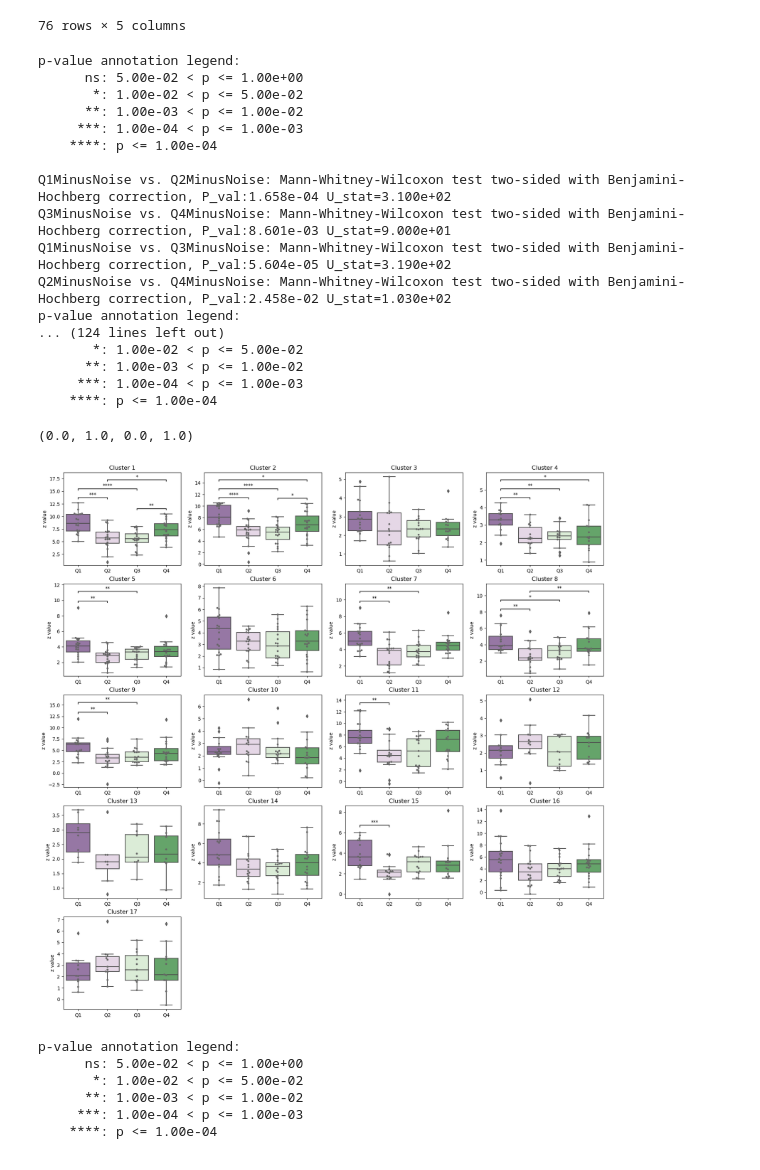
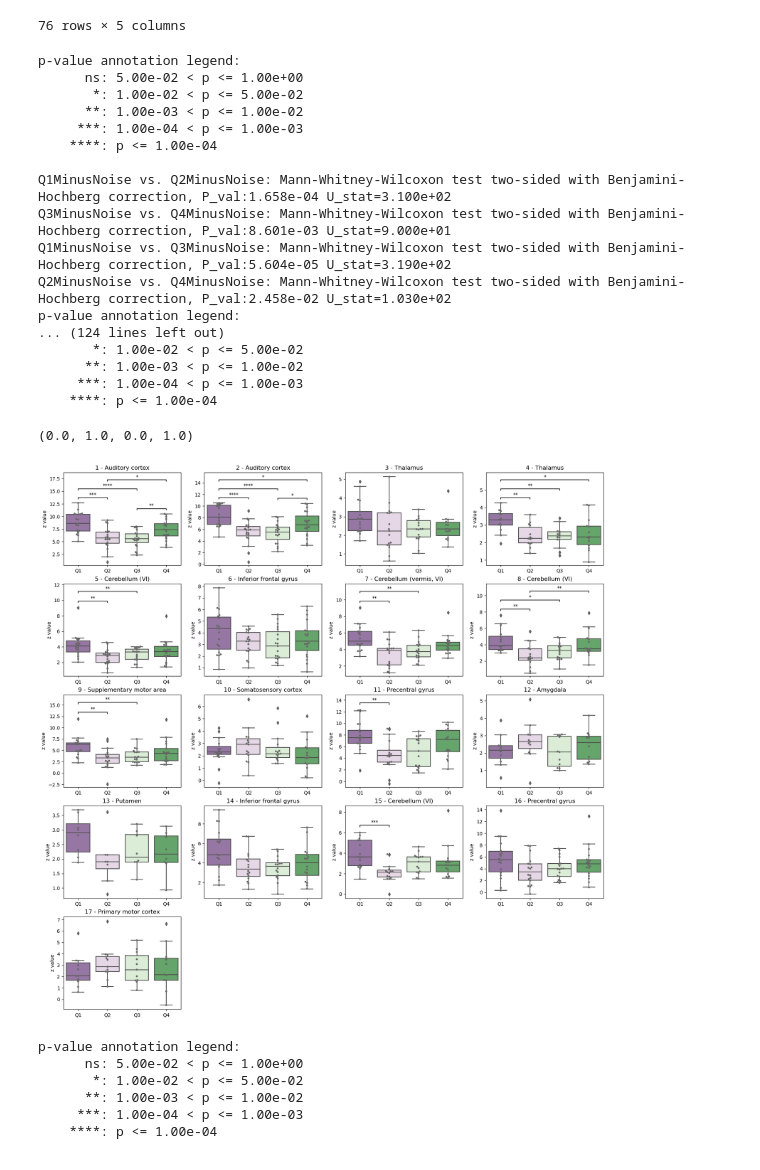
Before and after one commit to CIBIT-UC/brainplayback_task01, a Jupyter notebook: nilearn/glm_barplot-betas.ipynb, the cells around one changed output. Cells and saved outputs as stored; diff of their text form; code cells hidden in the pictures.

Commit message:
cluster names in bar plots

```diff
--- a/nilearn/glm_barplot-betas.ipynb
+++ b/nilearn/glm_barplot-betas.ipynb
@@ -209,8 +207,8 @@ quad_list = ['Q1','Q2','Q3','Q4']
 quad_pairs = list(combinations(contrastList, r=2))
 
 # cluster label list
-cluster_labels_list = ['Temporal superior sulcus, auditory cortex',
-                'Temporal superior sulcus, auditory cortex',
+cluster_labels_list = ['Auditory cortex',
+                'Auditory cortex',
                 'Thalamus',
                 'Thalamus',
                 'Cerebellum (VI)',
@@ -219,12 +217,12 @@ cluster_labels_list = ['Temporal superior sulcus, auditory cortex',
                 'Cerebellum (VI)',
                 'Supplementary motor area',
                 'Somatosensory cortex',
-                'Precentral gyrus (face, mouth)',
+                'Precentral gyrus',
                 'Amygdala',
                 'Putamen',
                 'Inferior frontal gyrus',
                 'Cerebellum (VI)',
-                'Precentral gyrus (face, mouth)',
+                'Precentral gyrus',
                 'Primary motor cortex']
 
 # set up the figure
@@ -242,40 +240,40 @@ for rr in range(len(cluster_list)):
     sns.swarmplot(x="contrast", y="z_value", data=df[df['cluster']==cluster_list[rr]], ax=ax[row, col], size=4, color="0.4")
 
     # add title
-    ax[row, col].set_title(f"{cluster_labels_list[rr]} {int(cluster_list[rr])}")
+    ax[row, col].set_title(f"{int(cluster_list[rr])} - {cluster_labels_list[rr]}")
     ax[row, col].set_xticklabels(quad_list)
     ax[row, col].set_xlabel('')
     ax[row, col].set_ylabel('z value')
 
     # statistical comparisons between contrasts
     annotator = Annotator(ax[row, col], quad_pairs, data=df[df['cluster']==cluster_list[rr]], x='contrast', y='z_value', order=contrastList)
     annotator.configure(test='Mann-Whitney', text_format='star', loc='inside', verbose=1, comparisons_correction='fdr_bh', hide_non_significant=True)
     annotator.apply_and_annotate()
 
 # clear the last three subplots
 ax[4,1].axis('off')
 ax[4,2].axis('off')
 ax[4,3].axis('off')
 # %% [output]
 p-value annotation legend:
       ns: 5.00e-02 < p <= 1.00e+00
        *: 1.00e-02 < p <= 5.00e-02
       **: 1.00e-03 < p <= 1.00e-02
      ***: 1.00e-04 < p <= 1.00e-03
     ****: p <= 1.00e-04
 
 Q1MinusNoise vs. Q2MinusNoise: Mann-Whitney-Wilcoxon test two-sided with Benjamini-Hochberg correction, P_val:1.658e-04 U_stat=3.100e+02
 Q3MinusNoise vs. Q4MinusNoise: Mann-Whitney-Wilcoxon test two-sided with Benjamini-Hochberg correction, P_val:8.601e-03 U_stat=9.000e+01
 Q1MinusNoise vs. Q3MinusNoise: Mann-Whitney-Wilcoxon test two-sided with Benjamini-Hochberg correction, P_val:5.604e-05 U_stat=3.190e+02
 Q2MinusNoise vs. Q4MinusNoise: Mann-Whitney-Wilcoxon test two-sided with Benjamini-Hochberg correction, P_val:2.458e-02 U_stat=1.030e+02
 p-value annotation legend:
 ... (124 lines left out)
        *: 1.00e-02 < p <= 5.00e-02
       **: 1.00e-03 < p <= 1.00e-02
      ***: 1.00e-04 < p <= 1.00e-03
     ****: p <= 1.00e-04
 (0.0, 1.0, 0.0, 1.0)
-[figure, old version]
+[figure, new version]
 # %%
 # create a box plot of the beta values for the first cluster with the different contrasts and statistical comparison between contrasts
 quad_list = ['Q1','Q2','Q3','Q4']
```
Also changed, not shown: parts of 1 cell of this notebook, 1 other file.
